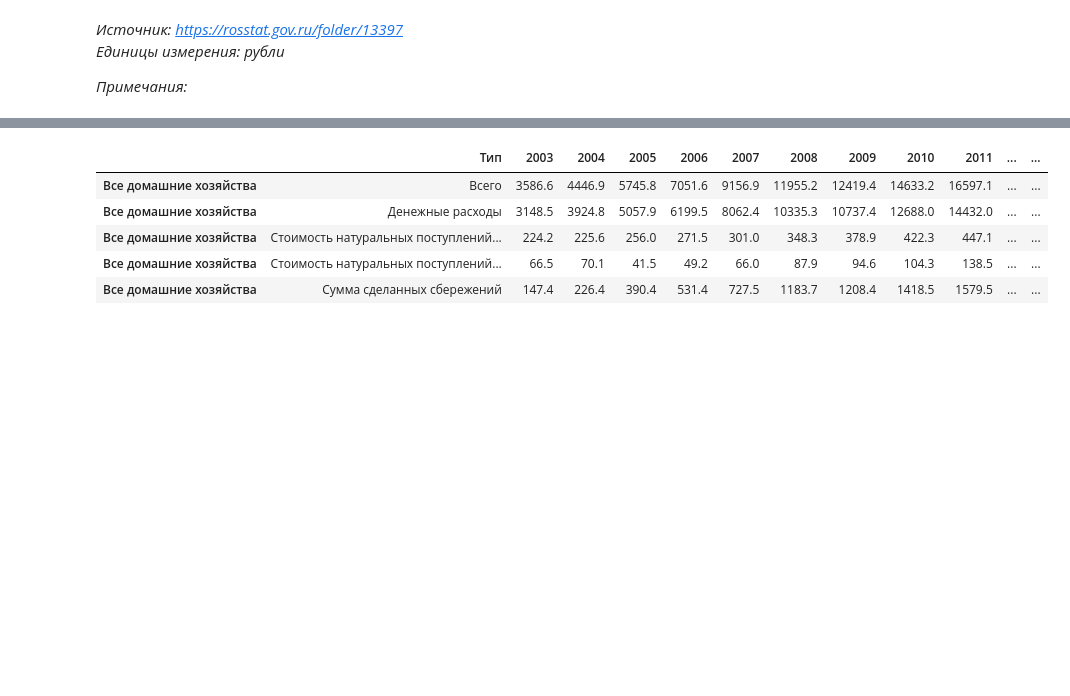
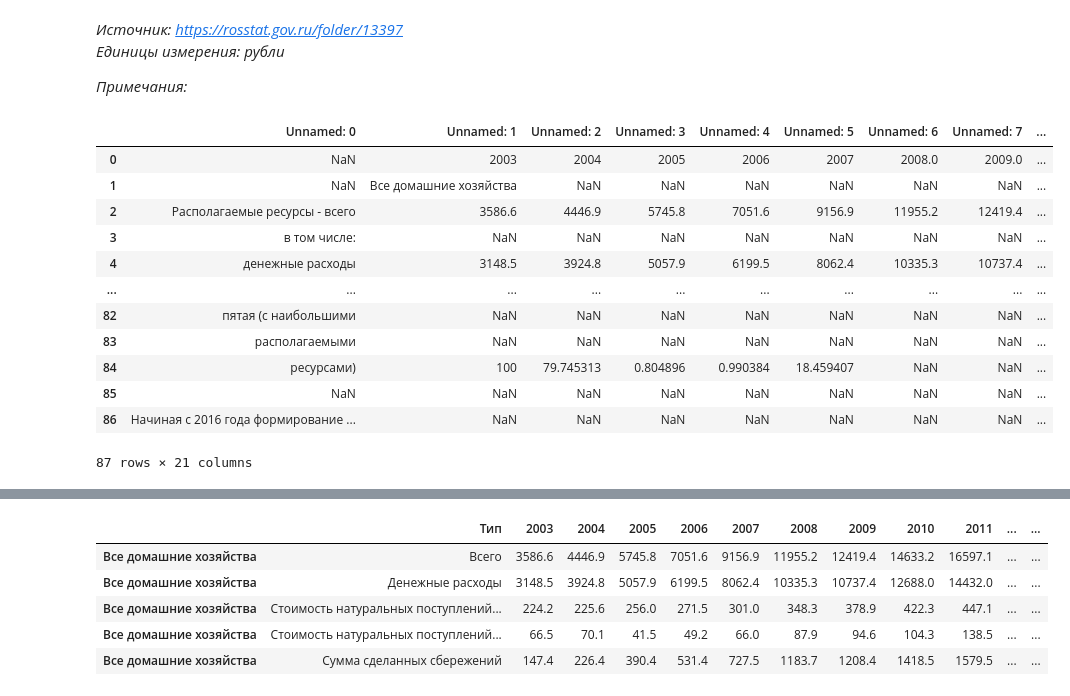
Before and after one commit to a-chasovsky/economics-rus, a Jupyter notebook: notebooks/007.1-007.3_SOL-Households.ipynb, the cells around one changed output, grey strips where cells are left out. Cells and saved outputs as stored; diff of their text form; code cells hidden in the pictures; blank space fills up the shorter version.

```diff
--- a/notebooks/007.1-007.3_SOL-Households.ipynb
+++ b/notebooks/007.1-007.3_SOL-Households.ipynb
@@ -63,2 +63,18 @@ income_link = path_main + \
 # %%
 income_raw = pd.read_excel(income_link)
+# %%
+income_raw
+# %% [output]
+|  | Unnamed: 0 | Unnamed: 1 | Unnamed: 2 | Unnamed: 3 | Unnamed: 4 | Unnamed: 5 | Unnamed: 6 | Unnamed: 7 | ... |
+| 0 | NaN | 2003 | 2004 | 2005 | 2006 | 2007 | 2008.0 | 2009.0 | ... |
+| 1 | NaN | Все домашние хозяйства | NaN | NaN | NaN | NaN | NaN | NaN | ... |
+| 2 | Располагаемые ресурсы - всего | 3586.6 | 4446.9 | 5745.8 | 7051.6 | 9156.9 | 11955.2 | 12419.4 | ... |
+| 3 | в том числе: | NaN | NaN | NaN | NaN | NaN | NaN | NaN | ... |
+| 4 | денежные расходы | 3148.5 | 3924.8 | 5057.9 | 6199.5 | 8062.4 | 10335.3 | 10737.4 | ... |
+| ... | ... | ... | ... | ... | ... | ... | ... | ... | ... |
+| 82 | пятая (с наибольшими | NaN | NaN | NaN | NaN | NaN | NaN | NaN | ... |
+| 83 | располагаемыми | NaN | NaN | NaN | NaN | NaN | NaN | NaN | ... |
+| 84 | ресурсами) | 100 | 79.745313 | 0.804896 | 0.990384 | 18.459407 | NaN | NaN | ... |
+| 85 | NaN | NaN | NaN | NaN | NaN | NaN | NaN | NaN | ... |
+| 86 | Начиная с 2016 года формирование ... | NaN | NaN | NaN | NaN | NaN | NaN | NaN | ... |
+87 rows × 21 columns
```
Also changed, not shown: parts of 25 cells of this notebook, 19 other files.
